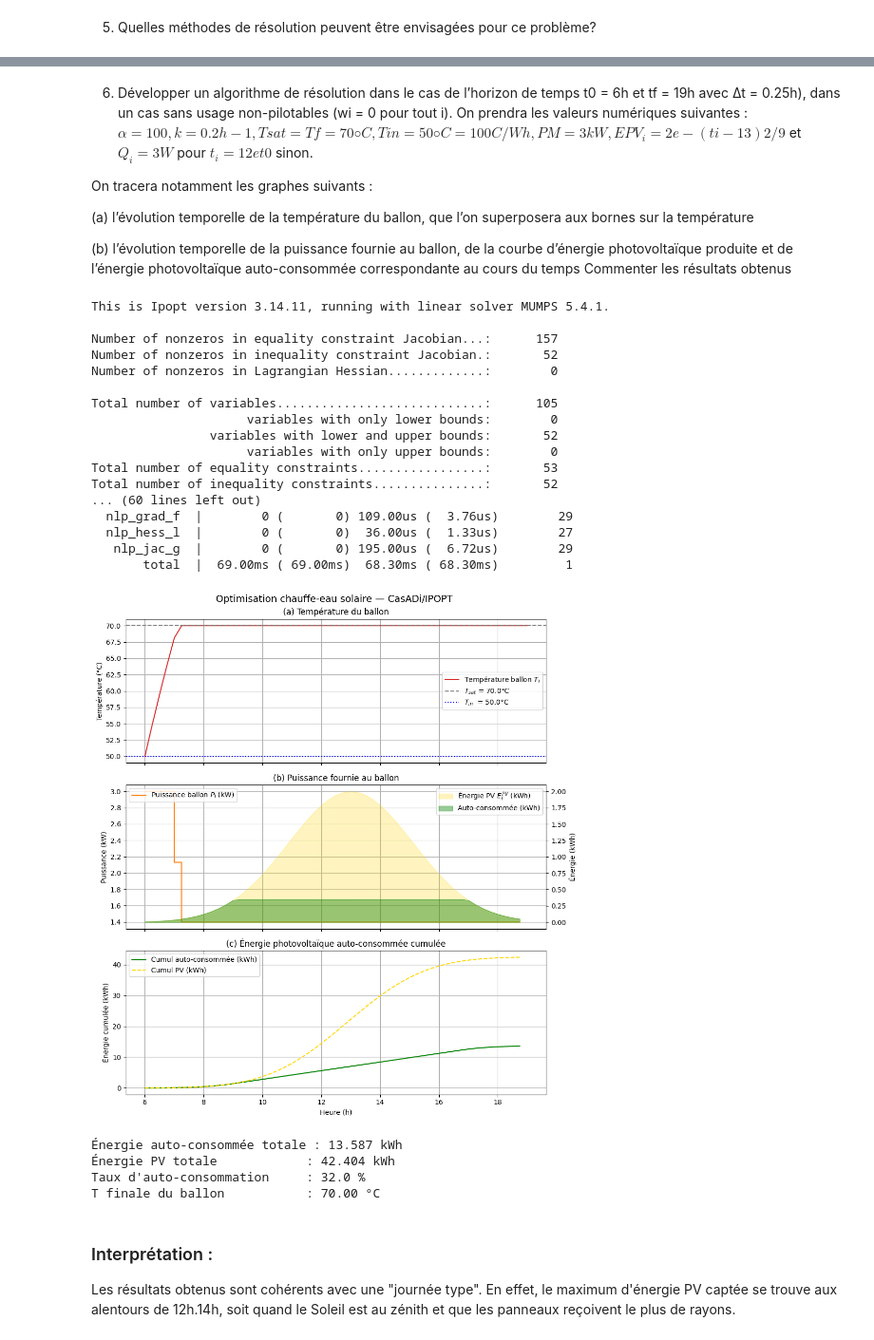
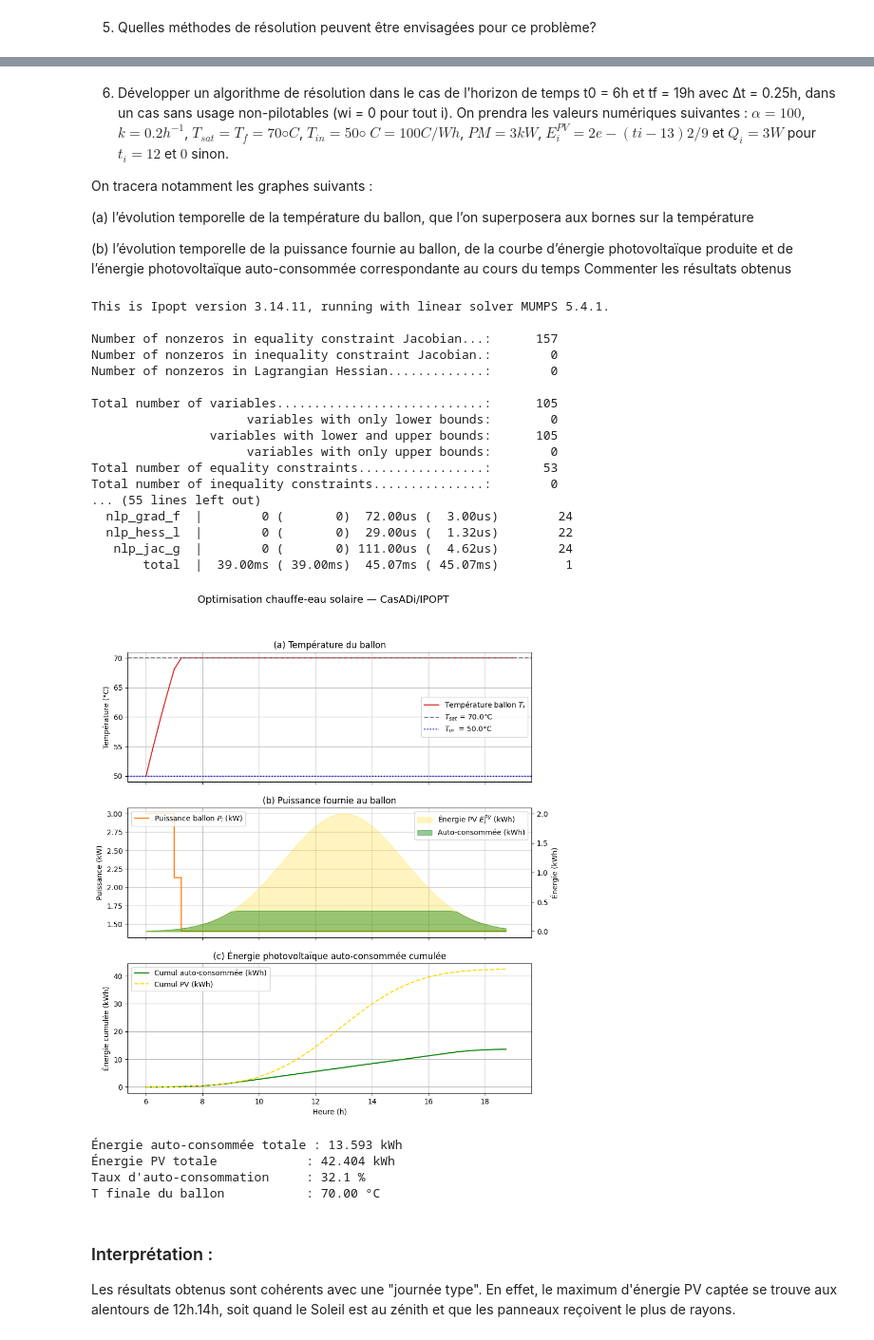
Before and after one commit to mariehoumaire/Projet-Optim-, a Jupyter notebook: Optimisation.ipynb, the cells around one changed output, grey strips where cells are left out. Shown at 95% size. Saved outputs shown, nothing was run; the diff lists cells and outputs as text; code cells hidden in the pictures.

```diff
--- a/Optimisation.ipynb
+++ b/Optimisation.ipynb
@@ -99,9 +99,9 @@ Le problème n'est ici pas convexe. On pourrait donc essayer d'appliquer la mét
 # %% [markdown]
 6. Développer un algorithme de résolution dans le cas de l’horizon de temps t0 = 6h et tf = 19h avec
-∆t = 0.25h), dans un cas sans usage non-pilotables (wi = 0 pour tout i). On prendra les valeurs
+∆t = 0.25h, dans un cas sans usage non-pilotables (wi = 0 pour tout i). On prendra les valeurs
 numériques suivantes :
-$α =100, k=0.2h−1, Tsat =Tf =70◦C, Tin =50◦
-C =100C/Wh, PM =3kW, EPV_i=2e−(ti−13)2/9 $ et $ Q_i = 3W$ pour $t_i = 12 et 0$ sinon.
+$α =100$, $k=0.2 h^{−1}$, $T_{sat} =T_f =70◦C$, $T_{in} =50◦$
+$C =100 C/Wh$, $PM =3kW$, $E^{PV}_i=2e−(ti−13)2/9$ et $Q_i = 3W$ pour $t_i = 12$ et $0$ sinon.
 
 
 On tracera notamment les graphes suivants :
@@ -138,7 +138,6 @@ w    = np.zeros(N)                                   # consommation non-pilotabl
 lam = np.exp(-k * dt)   # e^{-k Δt}
 
 def soft_min_h(x1, x2, alpha):   # fonction h de l'énoncé
-    m  = ca.fmin(x1, x2)                  # décalage pour stabilité
     e1 = ca.exp(-alpha * x1)
     e2 = ca.exp(-alpha * x2)
     return (x1 * e1 + x2 * e2) / (e1 + e2)
@@ -153,8 +152,8 @@ def solve_ballon_solaire():
 
     # Contraintes sur x
 
-    lbx = [0.0] * N + [-ca.inf] * (N + 1) #   P ≥ 0 W  et  T sans borne basse
-    ubx = [P_M]  * N + [ca.inf] * (N + 1) #   P <= P_max W  et  T sans borne basse
+    lbx = [0.0] * N + [0] * (N + 1) #   P ≥ 0 W  et  T>=0
+    ubx = [P_M]  * N + [T_sat] * (N + 1) #   P <= P_max W  et  T < T_sat
 
     E_hat = E_PV - w   # surplus PV disponible cf question 1.
 
@@ -175,30 +174,19 @@ def solve_ballon_solaire():
 
     # Dynamique
     for i in range(N):
-        g.append(T[i + 1] - lam * T[i] - (1 - lam) / k * (Q[i] + P[i]) / C)
+        g.append(T[i + 1] - lam * T[i] - (1 - lam) * (-Q[i] + P[i])/ (k*C))
         lbg.append(0.0)    # on impose que l'expression ci dessus soit == 0, soit que T[i+1] vérifie l'éq se l'énoncé
         ubg.append(0.0)
-
-    # Température ≤ T_sat
-    for i in range(1, N + 1):
-        g.append(T[i])
-        lbg.append(-ca.inf)
-        ubg.append(T_sat)
 
     g_vec = ca.vertcat(*g)
 
 
     nlp = {'x': x, 'f': cost, 'g': g_vec}  # var, fonciton à opt, contraintes
-    opts = {
-        'ipopt.print_level': 5,
-        'ipopt.tol': 1e-9,
-        'ipopt.max_iter': 1000,
-        'print_time': True,
-    }
-    solver = ca.nlpsol('solver', 'ipopt', nlp, opts)
+    solver = ca.nlpsol('solver', 'ipopt', nlp)
 
     # ← point initial non nul
-    P_init = np.minimum(E_hat / dt, P_M) * 0.5
+
+    P_init = np.ones(N) * P_M
     x0 = np.concatenate([P_init, T_in * np.ones(N + 1)])
 
     sol = solver(
@@ -252,47 +240,45 @@ ax2.set_ylabel('Énergie (kWh)')
 ax2.legend(loc='upper right')
 
 # (c) Cumul énergie auto-consommée
 ax = axes[2]
 ax.plot(times, np.cumsum(autoconso) / 1000, color='green',
         label='Cumul auto-consommée (kWh)')
 ax.plot(times, np.cumsum(E_PV) / 1000,     color='gold', linestyle='--',
         label='Cumul PV (kWh)')
 ax.set_xlabel('Heure (h)')
 ax.set_ylabel('Énergie cumulée (kWh)')
 ax.set_title('(c) Énergie photovoltaïque auto-consommée cumulée')
 ax.legend()
 ax.grid(True)
 
-plt.tight_layout()
-plt.savefig('ballon_solaire_casadi.png', dpi=150)
 plt.show()
 
 print(f"\nÉnergie auto-consommée totale : {np.sum(autoconso)/1000:.3f} kWh")
 print(f"Énergie PV totale            : {np.sum(E_PV)/1000:.3f} kWh")
 print(f"Taux d'auto-consommation     : {100*np.sum(autoconso)/np.sum(E_PV):.1f} %")
 print(f"T finale du ballon           : {T_opt[-1]:.2f} °C")
 # %% [output]
 This is Ipopt version 3.14.11, running with linear solver MUMPS 5.4.1.
 
 Number of nonzeros in equality constraint Jacobian...:      157
-Number of nonzeros in inequality constraint Jacobian.:       52
+Number of nonzeros in inequality constraint Jacobian.:        0
 Number of nonzeros in Lagrangian Hessian.............:        0
 
 Total number of variables............................:      105
                      variables with only lower bounds:        0
-                variables with lower and upper bounds:       52
+                variables with lower and upper bounds:      105
                      variables with only upper bounds:        0
 Total number of equality constraints.................:       53
-Total number of inequality constraints...............:       52
-... (60 lines left out)
-  nlp_grad_f  |        0 (       0) 109.00us (  3.76us)        29
-  nlp_hess_l  |        0 (       0)  36.00us (  1.33us)        27
-   nlp_jac_g  |        0 (       0) 195.00us (  6.72us)        29
-       total  |  69.00ms ( 69.00ms)  68.30ms ( 68.30ms)         1
+Total number of inequality constraints...............:        0
+... (55 lines left out)
+  nlp_grad_f  |        0 (       0)  72.00us (  3.00us)        24
+  nlp_hess_l  |        0 (       0)  29.00us (  1.32us)        22
+   nlp_jac_g  |        0 (       0) 111.00us (  4.62us)        24
+       total  |  39.00ms ( 39.00ms)  45.07ms ( 45.07ms)         1
-[figure, old version]
+[figure, new version]
-Énergie auto-consommée totale : 13.587 kWh
+Énergie auto-consommée totale : 13.593 kWh
 Énergie PV totale            : 42.404 kWh
-Taux d'auto-consommation     : 32.0 %
+Taux d'auto-consommation     : 32.1 %
 T finale du ballon           : 70.00 °C
 # %% [markdown]
 ### Interprétation :
```
Also changed, not shown: parts of 7 cells of this notebook, 2 other files.
